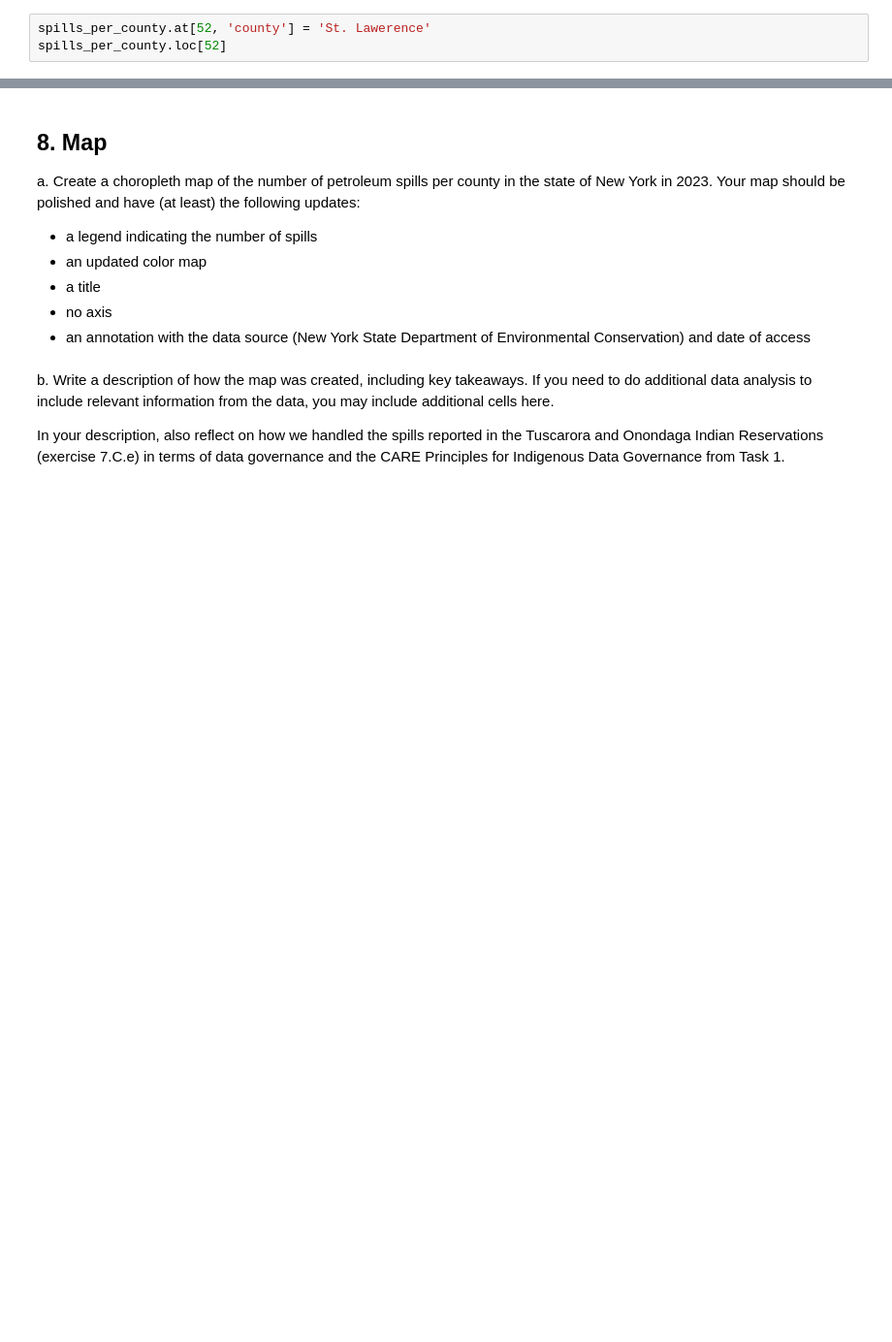
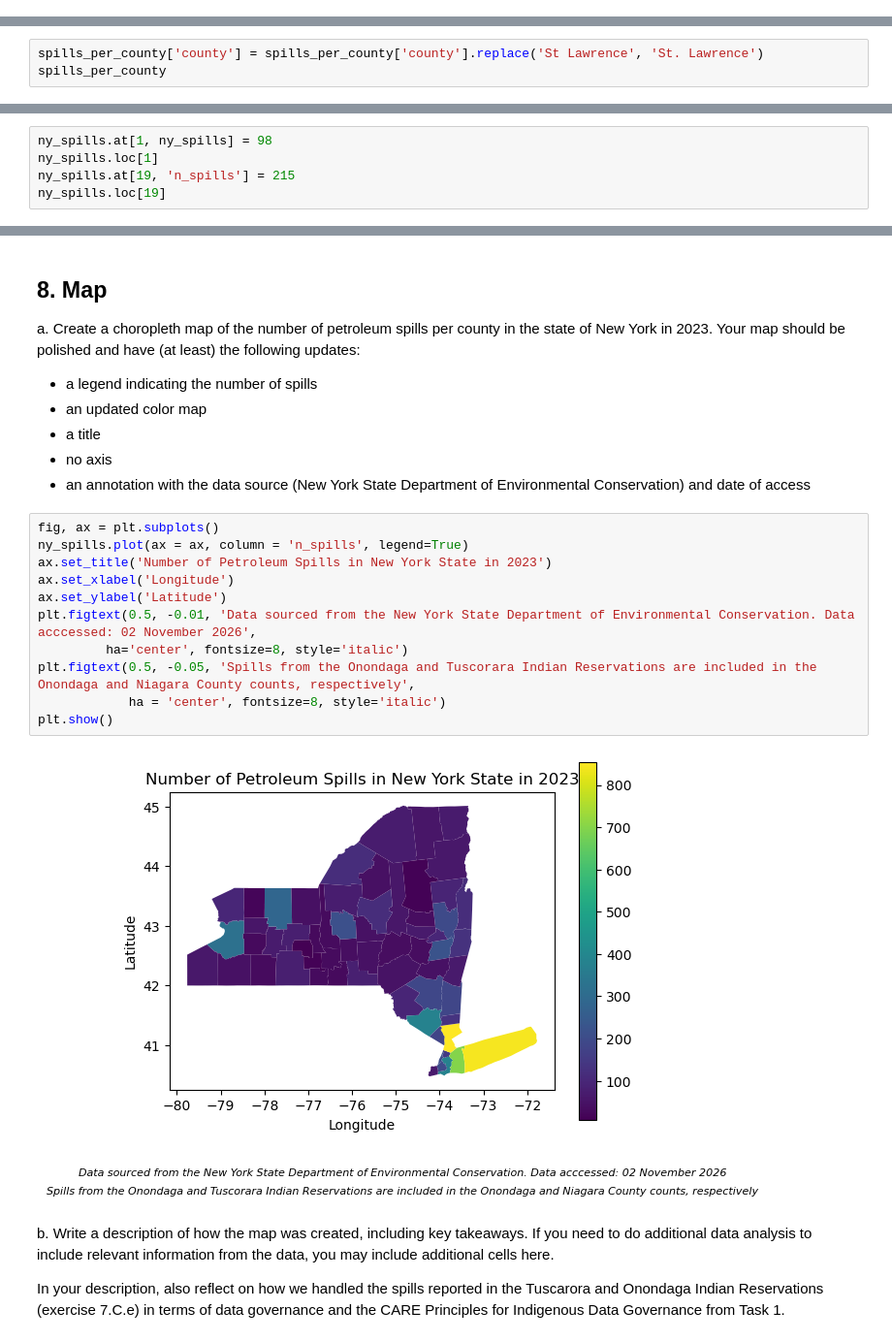
Before and after one commit to eowen19/eds220-hwk3, a Jupyter notebook: hwk3-task2-spills.ipynb, the cells around one changed output, grey strips where cells are left out. Shown at 97% size. Saved outputs shown, nothing was run; the diff lists cells and outputs as text; blank space fills up the shorter version.

```diff
--- a/hwk3-task2-spills.ipynb
+++ b/hwk3-task2-spills.ipynb
@@ -568,6 +563,3 @@ spill_tuscarora
 ### 7.B. Data updates
 
 In the next cell, update 'St Lawrence' to 'St. Lawrence' in the `spills_per_county` data frame. Verify the update was successful with an assert test.
-# %%
-spills_per_county.at[52, 'county'] = 'St. Lawerence'
-spills_per_county.loc[52]
@@ -577,0 +566,3 @@ Name: 52, dtype: object
+# %%
+spills_per_county['county'] = spills_per_county['county'].replace('St Lawrence', 'St. Lawrence')
+spills_per_county
@@ -656,0 +662,5 @@ e. Since the reservations do not appear in the `ny_counties` dataframe, add the
+# %%
+ny_spills.at[1, ny_spills] = 98
+ny_spills.loc[1]
+ny_spills.at[19, 'n_spills'] = 215
+ny_spills.loc[19]
@@ -663,6 +691,19 @@ Your map should be polished and have (at least) the following updates:
 - a title
 - no axis
 - an annotation with the data source (New York State Department of Environmental Conservation) and date of access
+# %%
+fig, ax = plt.subplots()
+ny_spills.plot(ax = ax, column = 'n_spills', legend=True)
+ax.set_title('Number of Petroleum Spills in New York State in 2023')
+ax.set_xlabel('Longitude')
+ax.set_ylabel('Latitude')
+plt.figtext(0.5, -0.01, 'Data sourced from the New York State Department of Environmental Conservation. Data acccessed: 02 November 2026',
+         ha='center', fontsize=8, style='italic')
+plt.figtext(0.5, -0.05, 'Spills from the Onondaga and Tuscorara Indian Reservations are included in the Onondaga and Niagara County counts, respectively',
+            ha = 'center', fontsize=8, style='italic')
+plt.show()
+# %% [output]
+[figure, added]
 # %% [markdown]
 b. Write a description of how the map was created, including key takeaways. If you need to do additional data analysis to include relevant information from the data, you may include additional cells here.
 
```
Also changed, not shown: parts of 14 cells of this notebook.
